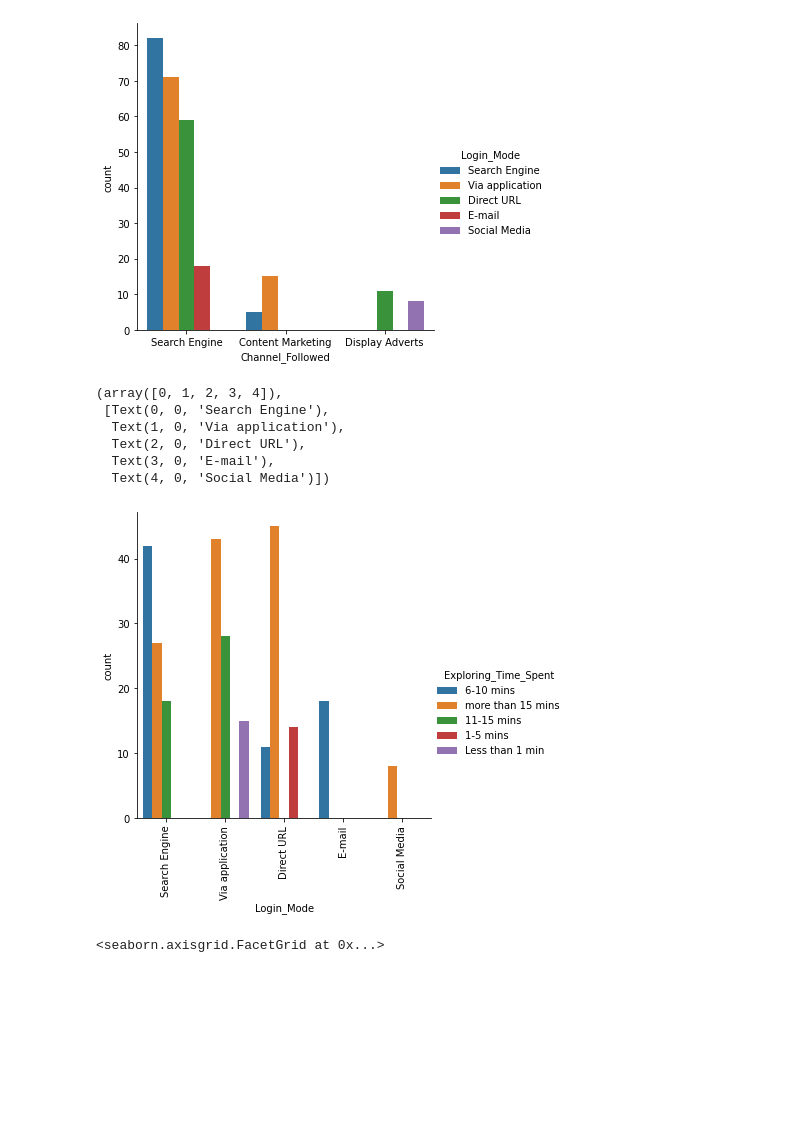
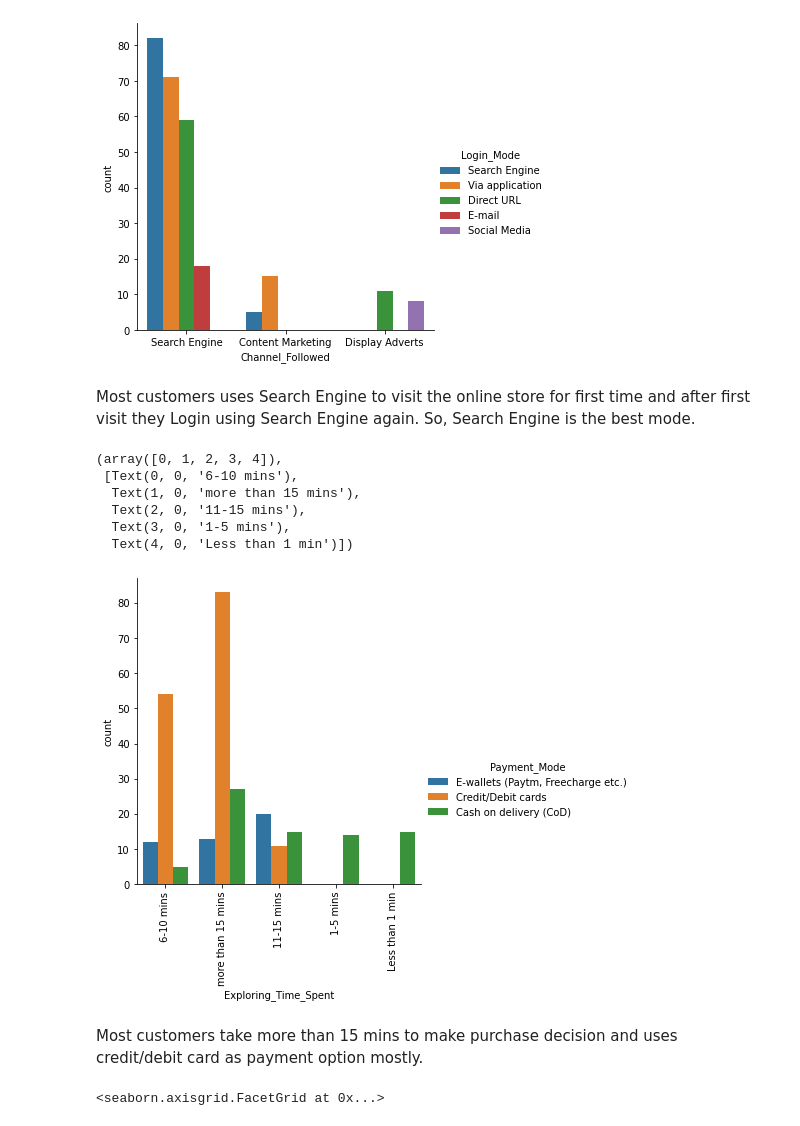
Before and after one commit to ArchanaKumari846/Internship, a Jupyter notebook: Project/Customer_Retention_Dataset.ipynb, the cells around one changed output. Saved outputs shown, nothing was run; the diff lists cells and outputs as text; code cells hidden in the pictures; blank space fills up the shorter version.

```diff
--- a/Project/Customer_Retention_Dataset.ipynb
+++ b/Project/Customer_Retention_Dataset.ipynb
@@ -1973,18 +1974,22 @@ sns.factorplot("Channel_Followed", hue="Login_Mode", data=retention, kind='count
 <seaborn.axisgrid.FacetGrid at 0x...>
 <Figure size 1440x360 with 0 Axes>
 [figure]
+# %% [markdown]
+Most customers uses Search Engine to visit the online store for first time and after first visit they Login using Search Engine again. So, Search Engine is the best mode.
 # %%
-#factorplot for comparision between "Gender" and "Age" column
-sns.factorplot("Login_Mode", hue="Exploring_Time_Spent", data=retention, kind='count')
+#factorplot for comparision between "Exploring_Time_Spent" and "Payment_Mode" column
+sns.factorplot("Exploring_Time_Spent", hue="Payment_Mode", data=retention, kind='count')
 plt.xticks(rotation=90)
 # %% [output]
 (array([0, 1, 2, 3, 4]),
- [Text(0, 0, 'Search Engine'),
-  Text(1, 0, 'Via application'),
-  Text(2, 0, 'Direct URL'),
-  Text(3, 0, 'E-mail'),
-  Text(4, 0, 'Social Media')])
+ [Text(0, 0, '6-10 mins'),
+  Text(1, 0, 'more than 15 mins'),
+  Text(2, 0, '11-15 mins'),
+  Text(3, 0, '1-5 mins'),
+  Text(4, 0, 'Less than 1 min')])
-[figure, old version]
+[figure, new version]
+# %% [markdown]
+Most customers take more than 15 mins to make purchase decision and uses credit/debit card as payment option mostly.
 # %%
 #factorplot for comparision between "Shopping_Cart_Abandon_Frequency" and "Bag_Abandon_Reason" column
 plt.figure(figsize=(10,5))
```
Also changed, not shown: parts of 11 cells of this notebook.
